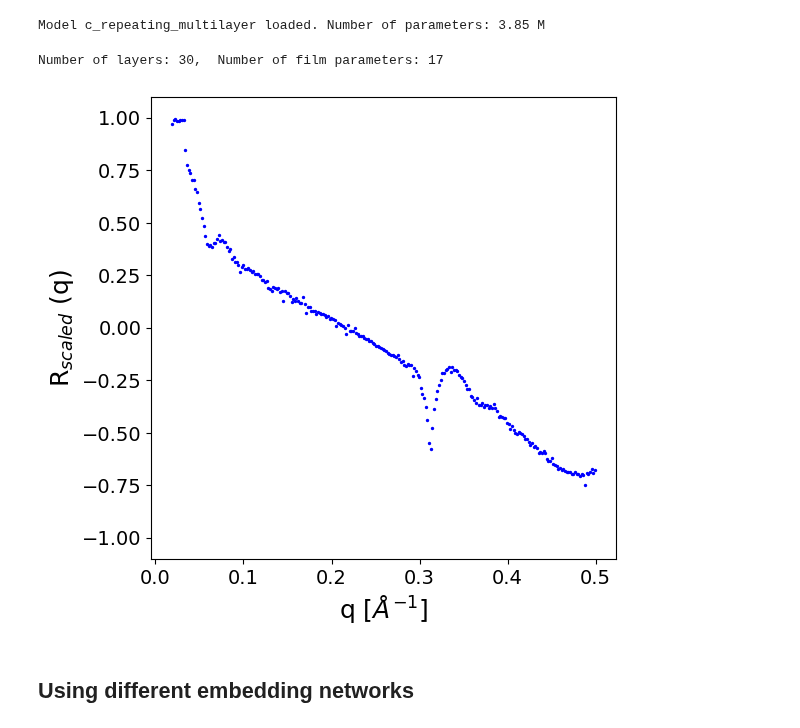
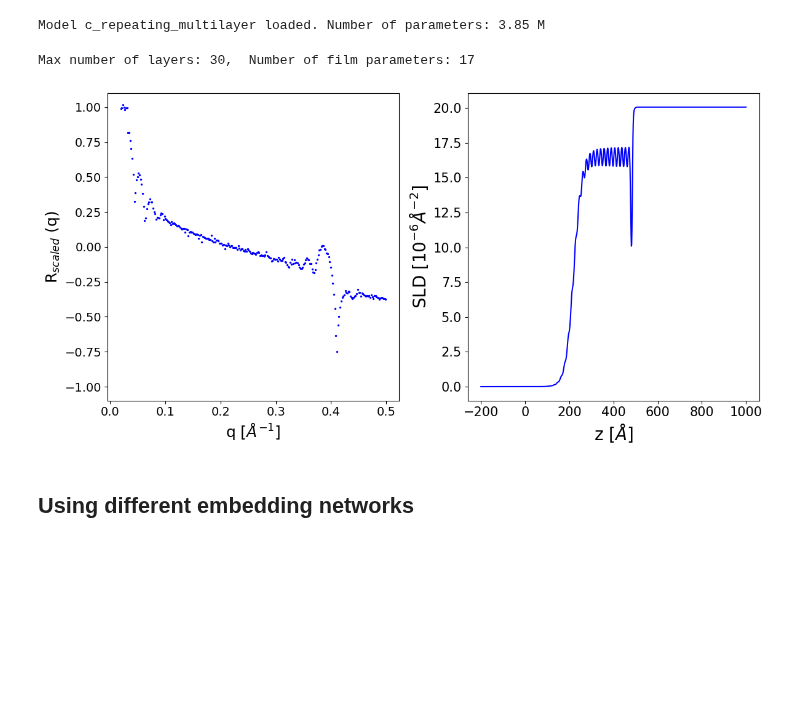
Before and after one commit to schreiber-lab/reflectorch, a Jupyter notebook: docs/advanced_functionality.ipynb, the cells around one changed output. Cells and saved outputs as stored; diff of their text form; code cells hidden in the pictures; blank space fills up the shorter version.

```diff
--- a/docs/advanced_functionality.ipynb
+++ b/docs/advanced_functionality.ipynb
@@ -239,24 +269,40 @@ simulated_data = trainer.loader.get_batch(batch_size=64)
 n_layers = simulated_data['params'].max_layer_num
 n_params = simulated_data['params'].num_params
 
-print(f'Number of layers: {n_layers},  Number of film parameters: {n_params}')
+print(f'Max number of layers: {n_layers},  Number of film parameters: {n_params}')
 # %% [output]
-Number of layers: 30,  Number of film parameters: 17
+Max number of layers: 30,  Number of film parameters: 17
 # %%
 q = to_np(simulated_data['q_values'])[0]
 scaled_noisy_curves = simulated_data['scaled_noisy_curves']
 
-i = 1
+i = 3
 
-fig, ax = plt.subplots(1,1,figsize=(6,6))
-ax.set_ylim(-1.1, 1.1)
-ax.set_xlabel('q [$Å^{-1}$]', fontsize=18)
-ax.set_ylabel('R$_{scaled}$ (q)', fontsize=18)
-ax.tick_params(axis='both', which='major', labelsize=14)
+fig, ax = plt.subplots(1,2,figsize=(12,6))
+ax[0].set_ylim(-1.1, 1.1)
+ax[0].set_xlabel('q [$Å^{-1}$]', fontsize=18)
+ax[0].set_ylabel('R$_{scaled}$ (q)', fontsize=18)
+ax[0].tick_params(axis='both', which='major', labelsize=14)
 
-ax.scatter(q, scaled_noisy_curves[i].cpu().numpy(), c='blue', s=2.0);
+ax[0].scatter(q, to_np(scaled_noisy_curves[i]), c='blue', s=2.0);
+
+z_axis = torch.linspace(-200, 1000, 1000, device='cuda')
+_, sld_profile, _ = get_density_profiles(
+    simulated_data['params'].thicknesses,
+    simulated_data['params'].roughnesses,
+    simulated_data['params'].slds,
+    z_axis)
+
+ax[1].plot(z_axis.cpu().numpy(), to_np(sld_profile[i]), c='b', label='ground truth')
+
+ax[1].set_xlabel('z [$Å$]', fontsize=20)
+ax[1].set_ylabel('SLD [$10^{-6} Å^{-2}$]', fontsize=20)
+ax[1].tick_params(axis='both', which='major', labelsize=15)
+ax[1].tick_params(axis='both', which='minor', labelsize=15)
+
+plt.tight_layout()
 # %% [output]
-[figure, old version]
+[figure, new version]
 # %% [markdown]
 ## Using different embedding networks
 # %% [markdown]
```
Also changed, not shown: parts of 10 cells of this notebook, 7 other files.
